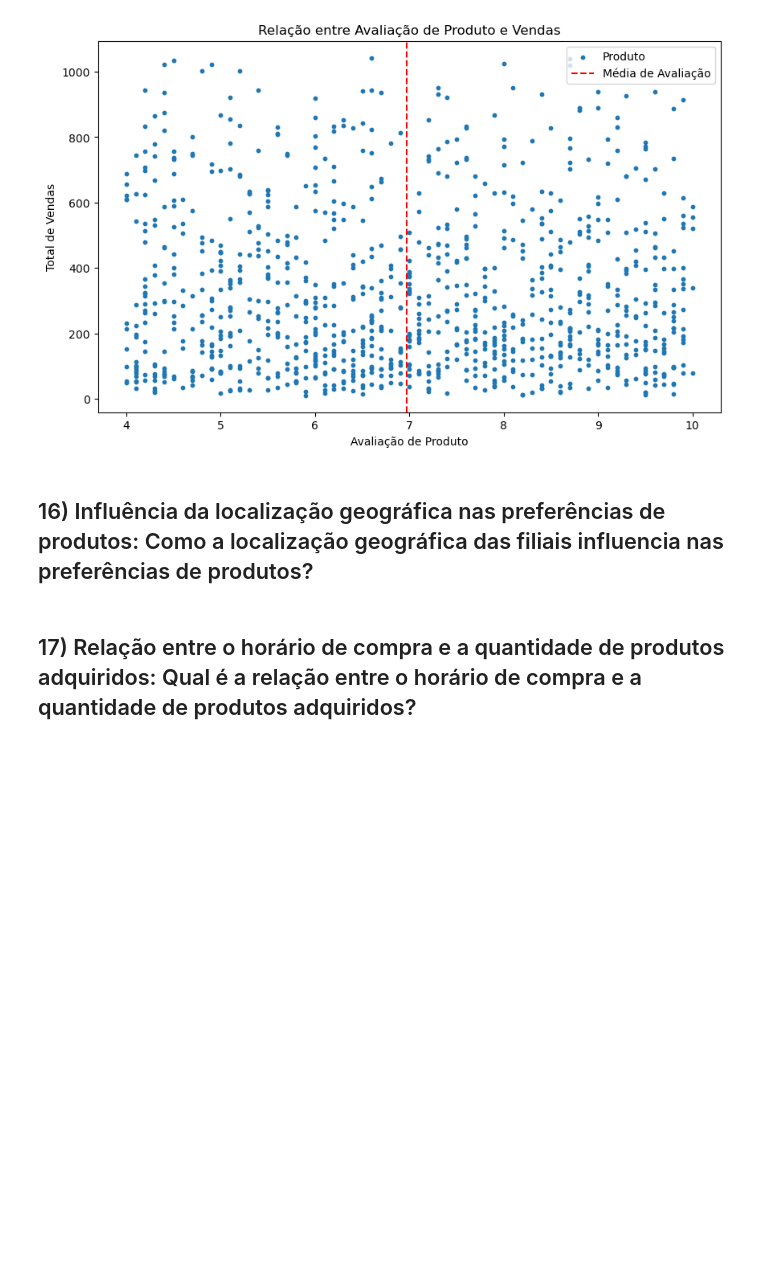
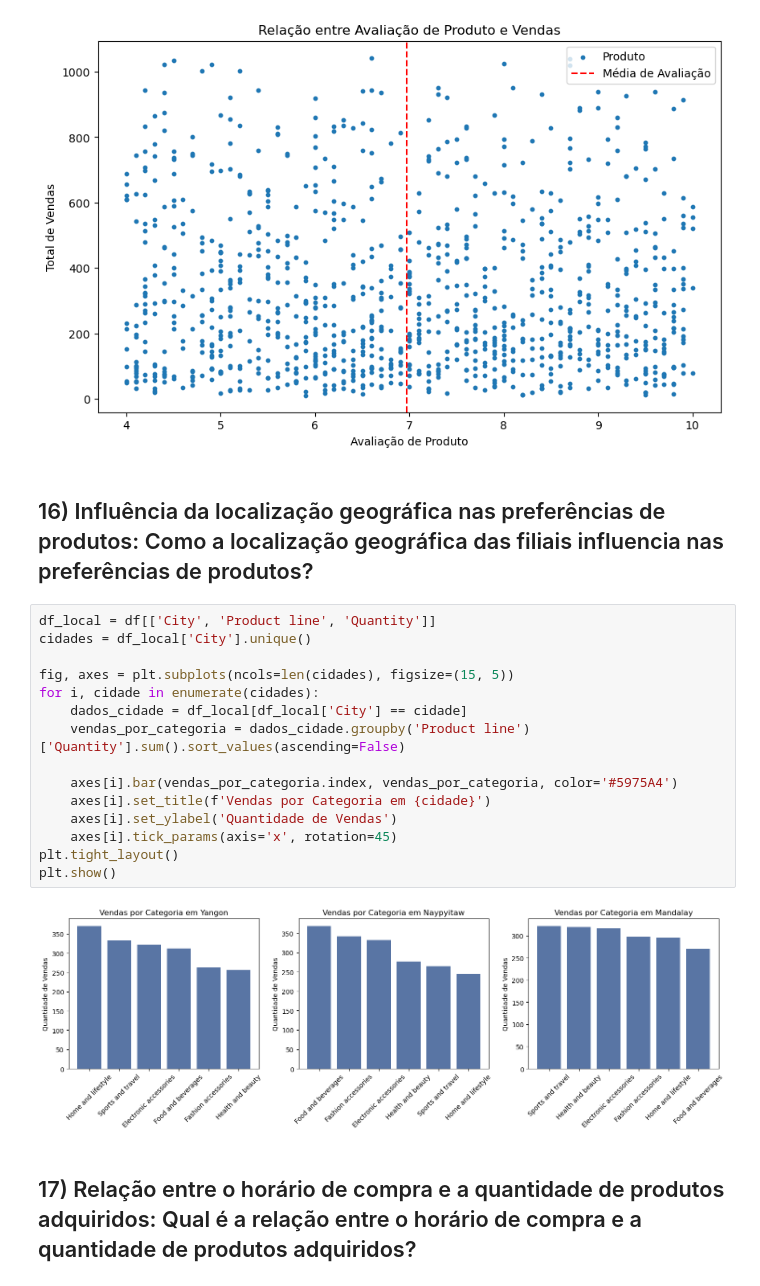
Before and after one commit to leonildolinck/ada-projeto-tecnicas-de-programacao, a Jupyter notebook: Projeto-Notebook.ipynb, the cells around one changed output. Saved outputs shown, nothing was run; the diff lists cells and outputs as text; blank space fills up the shorter version.

```diff
--- a/Projeto-Notebook.ipynb
+++ b/Projeto-Notebook.ipynb
@@ -953,6 +1050,23 @@ plt.show()
 [figure]
 # %% [markdown]
 ## 16) Influência da localização geográfica nas preferências de produtos: Como a localização geográfica das filiais influencia nas preferências de produtos?
+# %%
+df_local = df[['City', 'Product line', 'Quantity']]
+cidades = df_local['City'].unique()
+
+fig, axes = plt.subplots(ncols=len(cidades), figsize=(15, 5))
+for i, cidade in enumerate(cidades):
+    dados_cidade = df_local[df_local['City'] == cidade]
+    vendas_por_categoria = dados_cidade.groupby('Product line')['Quantity'].sum().sort_values(ascending=False)
+
+    axes[i].bar(vendas_por_categoria.index, vendas_por_categoria, color='#5975A4')
+    axes[i].set_title(f'Vendas por Categoria em {cidade}')
+    axes[i].set_ylabel('Quantidade de Vendas')
+    axes[i].tick_params(axis='x', rotation=45)
+plt.tight_layout()
+plt.show()
+# %% [output]
+[figure, added]
 # %% [markdown]
 ## 17) Relação entre o horário de compra e a quantidade de produtos adquiridos: Qual é a relação entre o horário de compra e a quantidade de produtos adquiridos?
 # %%
```
Also changed, not shown: parts of 16 cells of this notebook.
